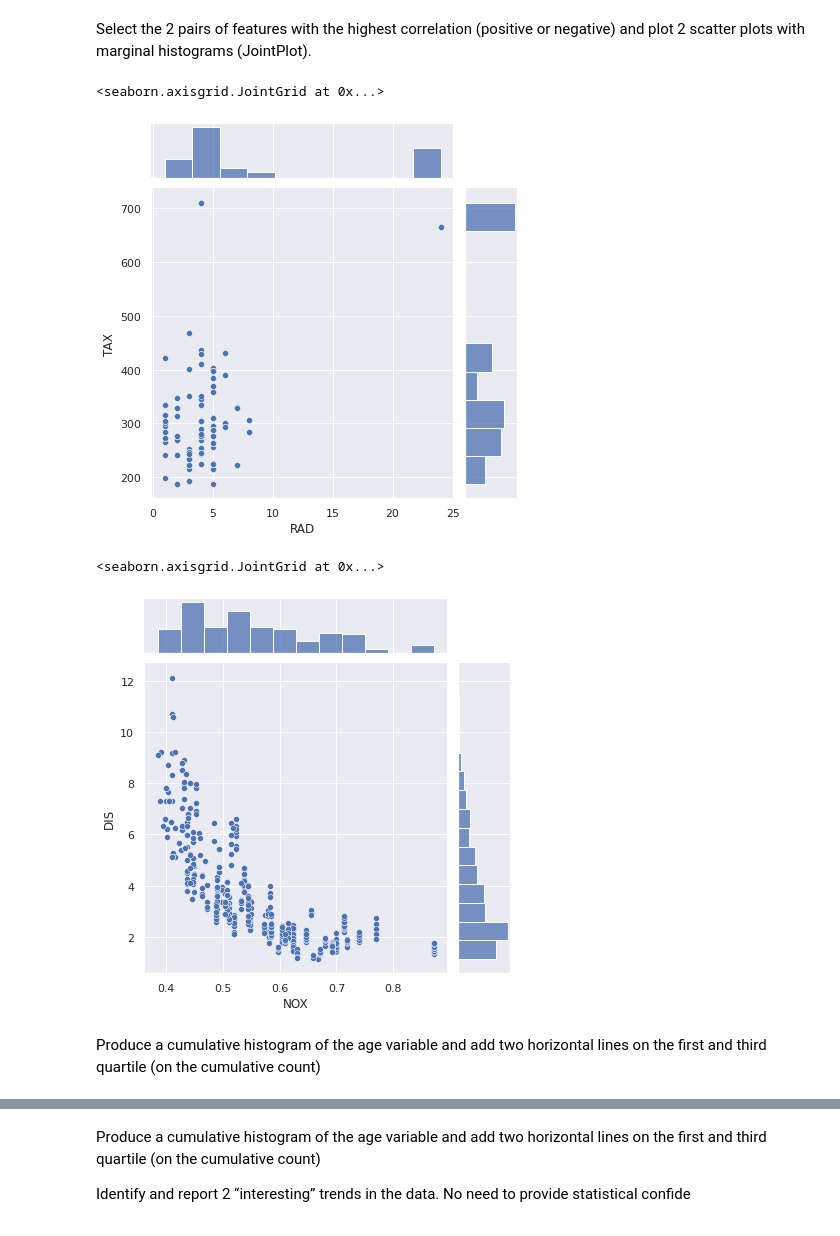
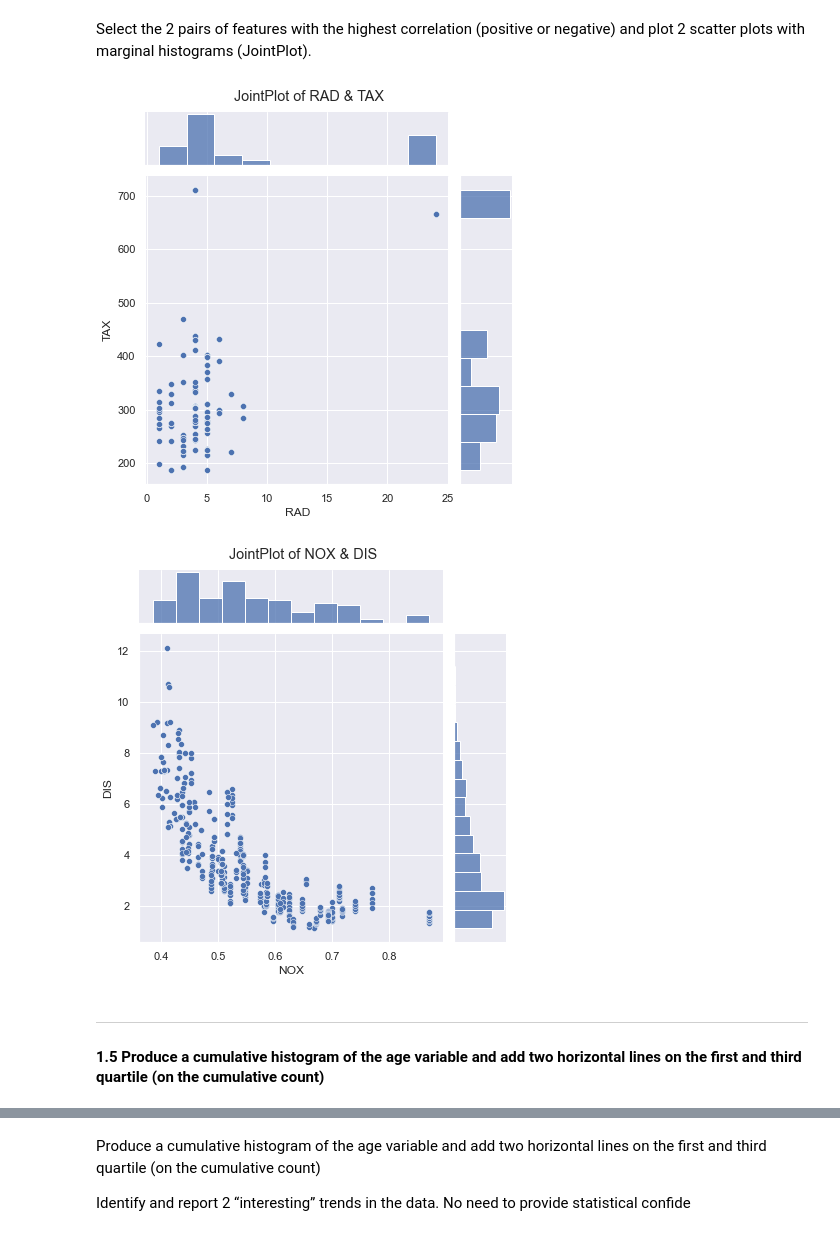
Before and after one commit to ronigold/Statistics_HW, a Jupyter notebook: HW2.ipynb, the cells around one changed output, grey strips where cells are left out. Drawn from its saved outputs; the diff is of its cells as text; code cells hidden in the pictures.

Commit message:
add half of Q3A, Q5C, beautify plot

```diff
--- a/HW2.ipynb
+++ b/HW2.ipynb
@@ -128,16 +163,19 @@ We can find the correlative features:
 Select the 2 pairs of features with the highest correlation (positive or negative) and plot 2 scatter plots with marginal histograms (JointPlot).
 # %%
 sns.jointplot(data=df, x=list(corr_features.keys())[0][0], y=list(corr_features.keys())[0][1])
+plt.suptitle('JointPlot of RAD & TAX', y = 1.02)
+plt.show()
 # %% [output]
-<seaborn.axisgrid.JointGrid at 0x...>
-[figure, old version]
+[figure, new version]
 # %%
 sns.jointplot(data=df, x=list(corr_features.keys())[1][0], y=list(corr_features.keys())[1][1])
+plt.suptitle('JointPlot of NOX & DIS', y = 1.02)
+plt.show()
 # %% [output]
-<seaborn.axisgrid.JointGrid at 0x...>
-[figure, old version]
+[figure, new version]
 # %% [markdown]
-Produce a cumulative histogram of the age variable and add two horizontal lines on the first and third quartile (on the cumulative count)
+---
+#### 1.5 Produce a cumulative histogram of the age variable and add two horizontal lines on the first and third quartile (on the cumulative count)
 # %%
 quantiles = df['AGE'].quantile([0.25,0.75])
 q1 = quantiles.values[0]
```
Also changed, not shown: parts of 33 cells of this notebook.
